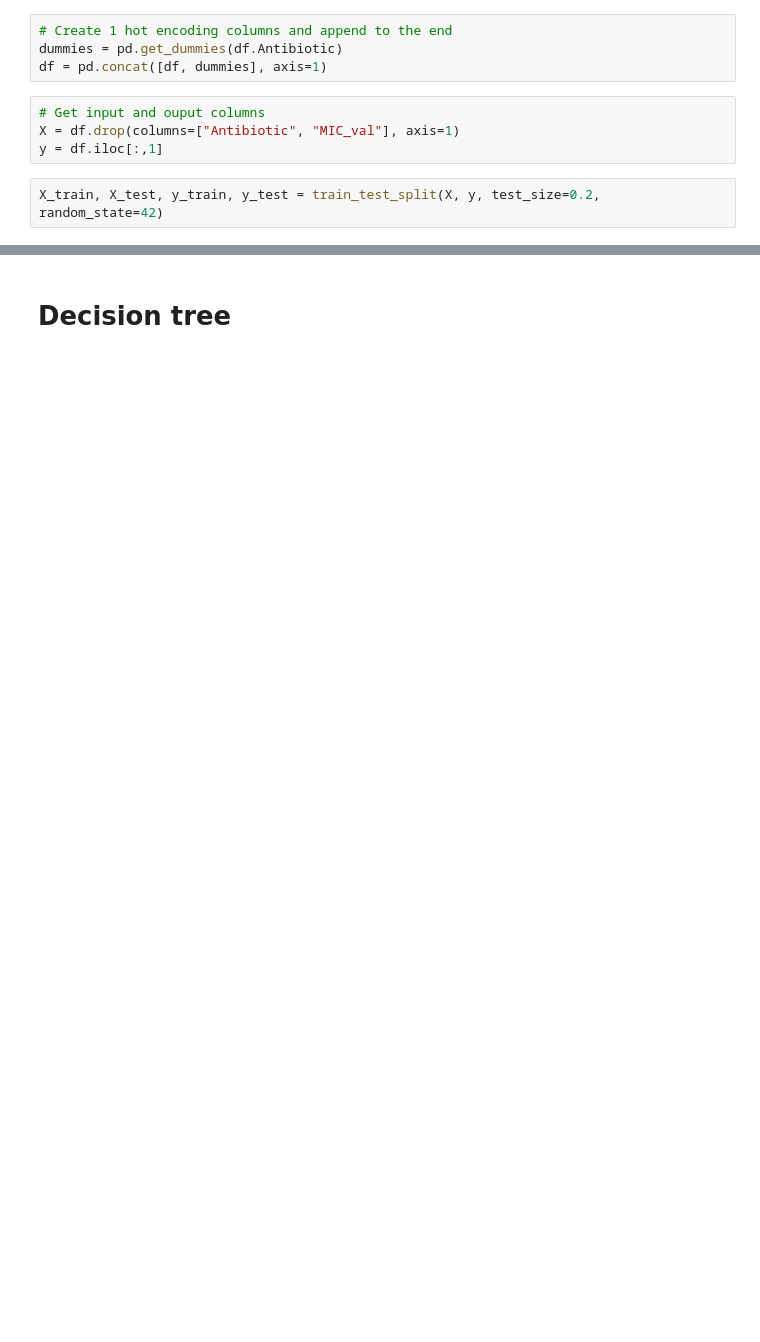
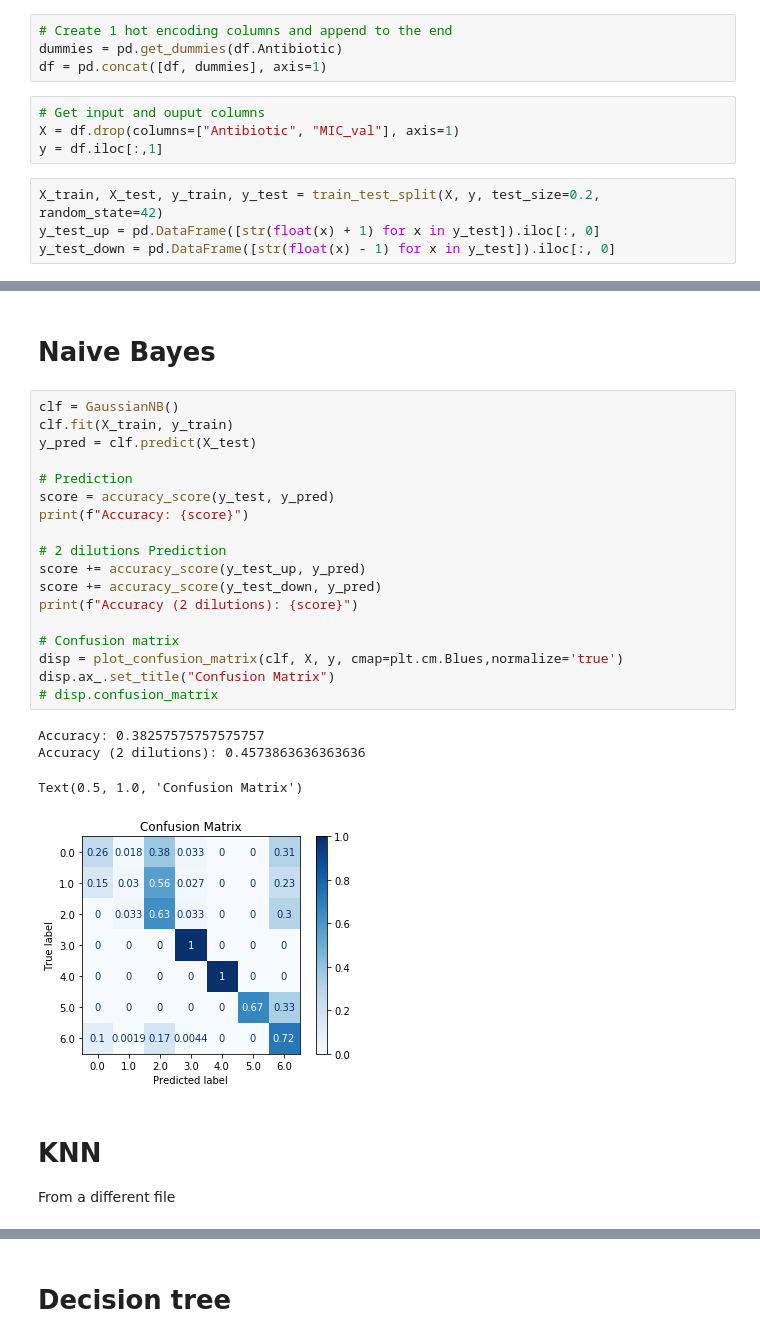
Before and after one commit to trung-hn/antibiotic-resistance-prediction, a Jupyter notebook: Trees_Classifier_TRUNG.ipynb, the cells around one changed output, grey strips where cells are left out. Cells and saved outputs as stored; diff of their text form; blank space fills up the shorter version.

Commit message:
Added Confusion matrix, SVM, Naive Bayes

```diff
--- a/Trees_Classifier_TRUNG.ipynb
+++ b/Trees_Classifier_TRUNG.ipynb
@@ -40,3 +53,5 @@ X = df.drop(columns=["Antibiotic", "MIC_val"], axis=1)
 y = df.iloc[:,1]
 # %%
 X_train, X_test, y_train, y_test = train_test_split(X, y, test_size=0.2, random_state=42)
+y_test_up = pd.DataFrame([str(float(x) + 1) for x in y_test]).iloc[:, 0]
+y_test_down = pd.DataFrame([str(float(x) - 1) for x in y_test]).iloc[:, 0]
@@ -42,0 +70,28 @@ X_train, X_test, y_train, y_test = train_test_split(X, y, test_size=0.2, random_
+# %% [markdown]
+# Naive Bayes
+# %%
+clf = GaussianNB()
+clf.fit(X_train, y_train)
+y_pred = clf.predict(X_test)
+
+# Prediction
+score = accuracy_score(y_test, y_pred)
+print(f"Accuracy: {score}")
+
+# 2 dilutions Prediction
+score += accuracy_score(y_test_up, y_pred)
+score += accuracy_score(y_test_down, y_pred)
+print(f"Accuracy (2 dilutions): {score}")
+
+# Confusion matrix
+disp = plot_confusion_matrix(clf, X, y, cmap=plt.cm.Blues,normalize='true')
+disp.ax_.set_title("Confusion Matrix")
+# disp.confusion_matrix
+# %% [output]
+Accuracy: 0.38257575757575757
+Accuracy (2 dilutions): 0.4573863636363636
+Text(0.5, 1.0, 'Confusion Matrix')
+[figure, added]
+# %% [markdown]
+# KNN
+From a different file
```
Also changed, not shown: parts of 21 cells of this notebook.
